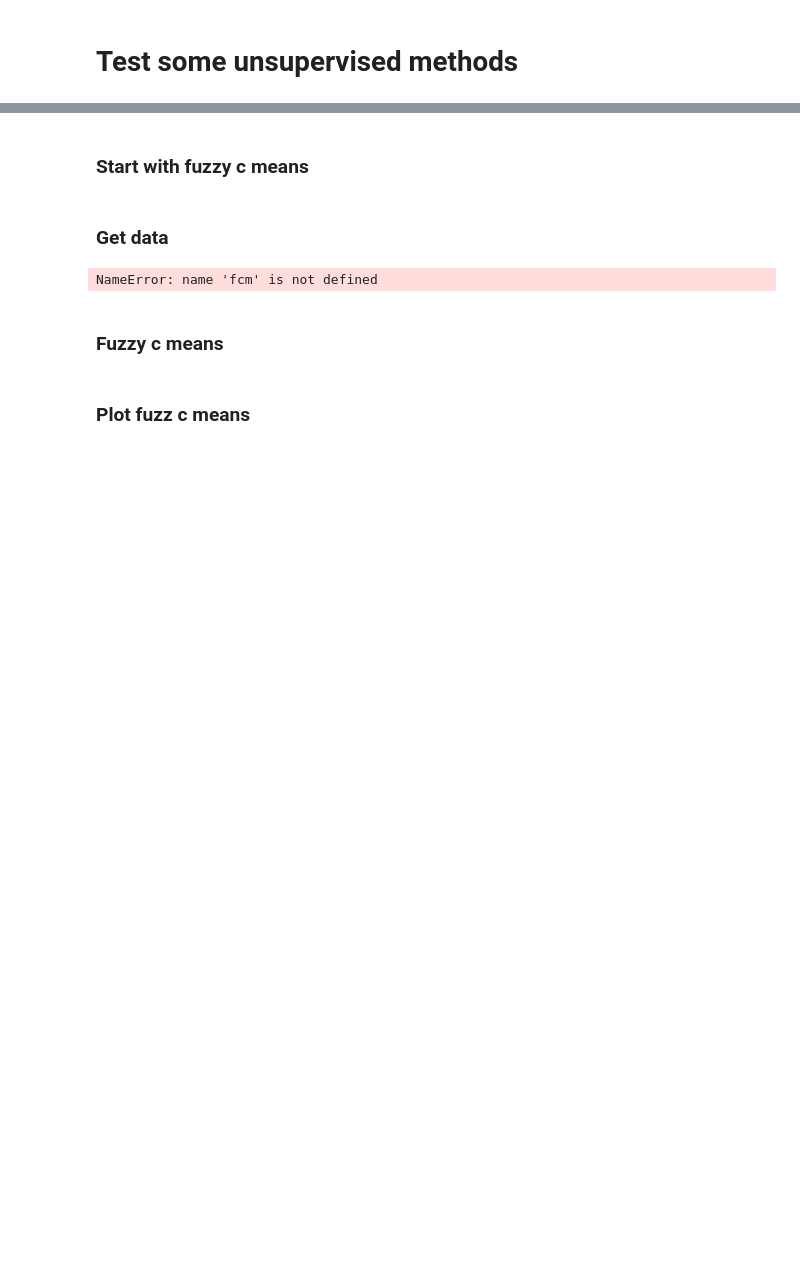
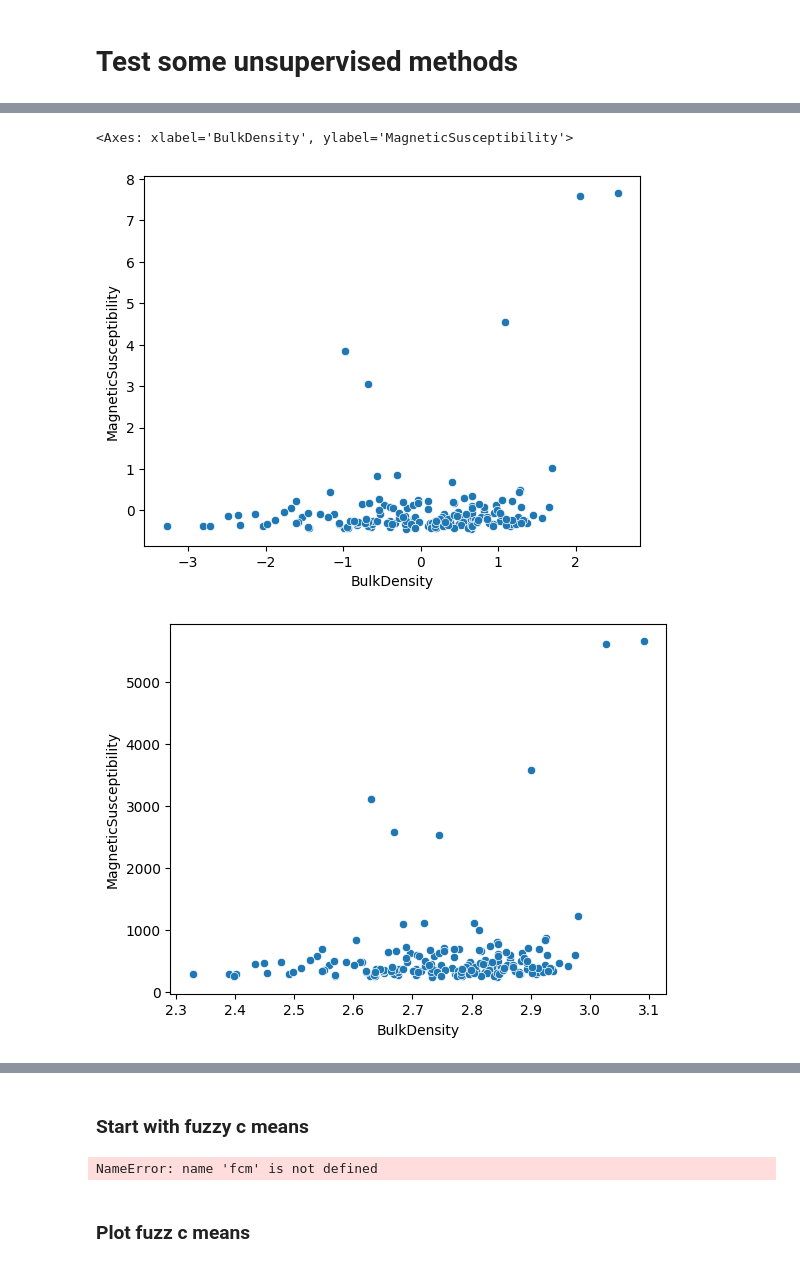
Before and after one commit to kristindickerson/AM_core-log-int, a Jupyter notebook: notebooks/unsupervised_learning.ipynb, the cells around one changed output, grey strips where cells are left out. Cells and saved outputs as stored; diff of their text form; code cells hidden in the pictures; blank space fills up the shorter version.

```diff
--- a/notebooks/unsupervised_learning.ipynb
+++ b/notebooks/unsupervised_learning.ipynb
@@ -12,0 +57,11 @@ from fcmeans import FCM
+# %%
+plt.figure()
+sns.scatterplot(x='BulkDensity', y='MagneticSusceptibility', data=gabbro_scaled_df)
+plt.figure()
+sns.scatterplot(x='BulkDensity', y='MagneticSusceptibility', data=gabbro_data)
+plt.figure()
+sns.scatterplot(x='BulkDensity', y='MagneticSusceptibility', data=gabbro_data_clean)
+# %% [output]
+<Axes: xlabel='BulkDensity', ylabel='MagneticSusceptibility'>
+[figure, added]
+[figure, added]
@@ -13,4 +69,2 @@ from fcmeans import FCM
 # %% [markdown]
 ### Start with fuzzy c means
-# %% [markdown]
-### Get data
@@ -109,8 +143,6 @@ print(data_with_clusters.head())
 data_with_clusters.to_csv('/Users/kristindickerson/00_local/IODP_399/00_workspace/AM_core-log-int/results/final_data_with_clusters.csv', index=False)  # Replace with your desired path
 # %% [output]
 NameError: name 'fcm' is not defined
-# %% [markdown]
-### Fuzzy c means
 # %%
 # Choose which dataset
 clutering_data = clustering_serp_data
```
Also changed, not shown: parts of 9 cells of this notebook.
